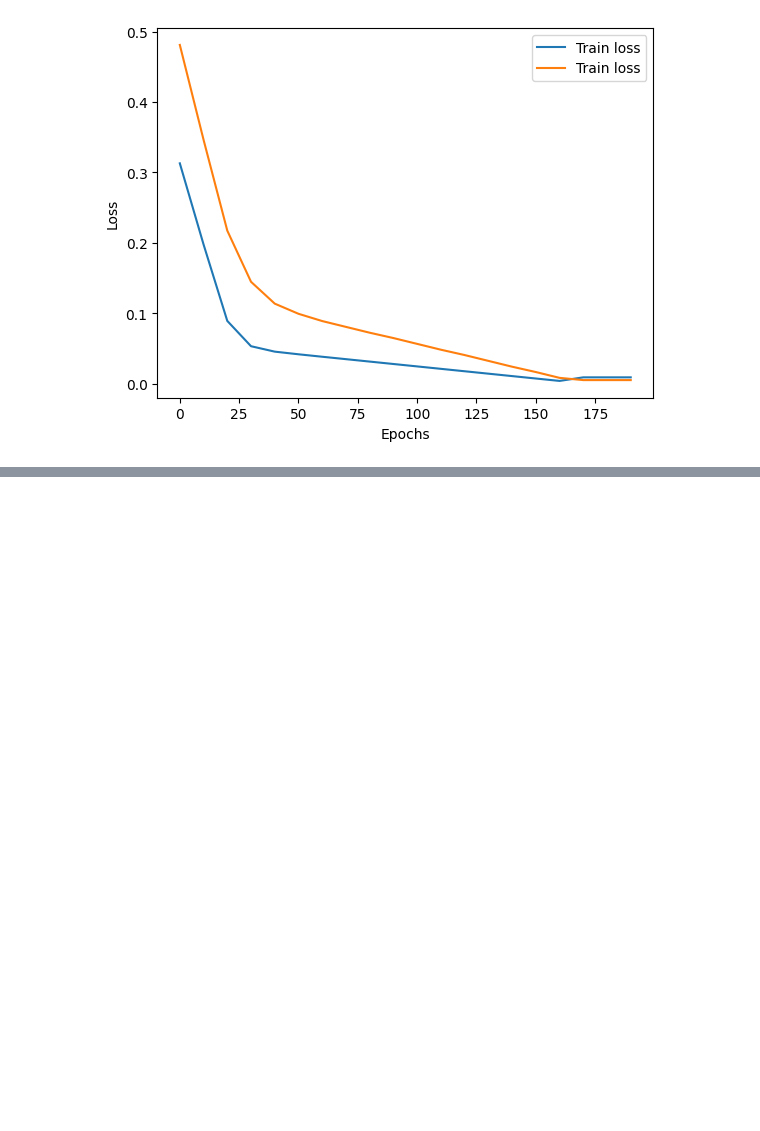
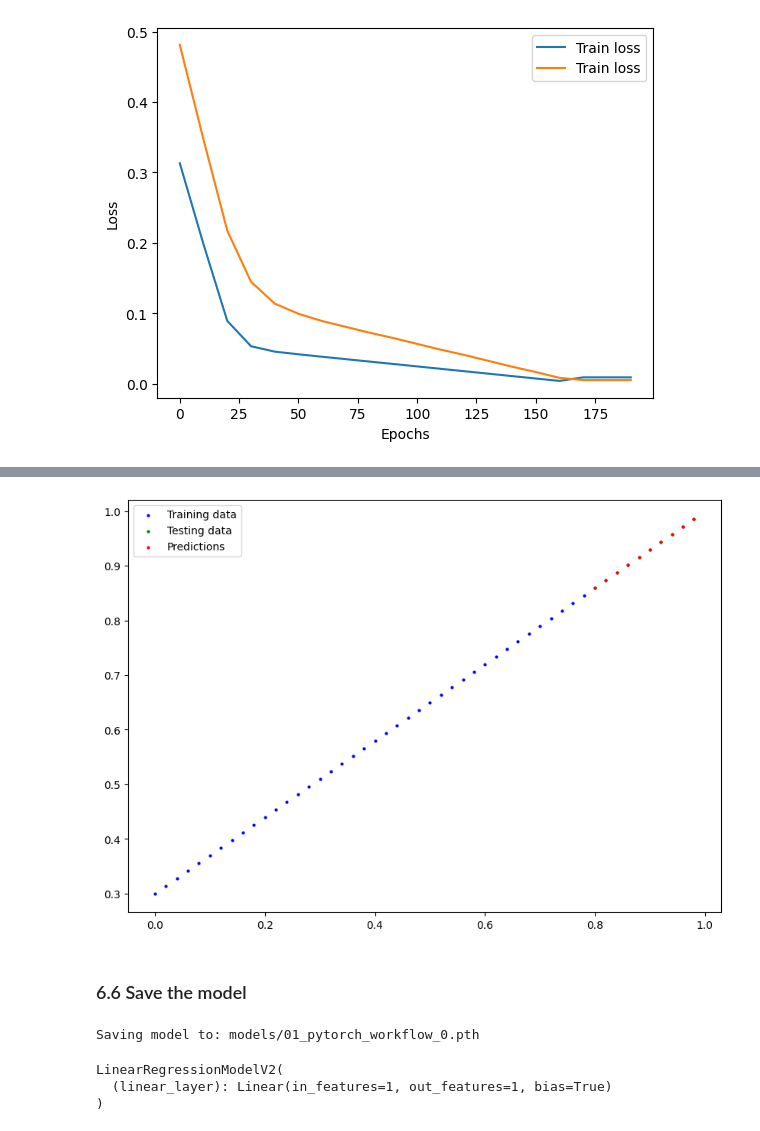
Before and after one commit to TLCasparS/PyTorch, a Jupyter notebook: 01_PyTorch_Workflow_Fundamentals.ipynb, the cells around one changed output, grey strips where cells are left out. Cells and saved outputs as stored; diff of their text form; code cells hidden in the pictures; blank space fills up the shorter version.

```diff
--- a/01_PyTorch_Workflow_Fundamentals.ipynb
+++ b/01_PyTorch_Workflow_Fundamentals.ipynb
@@ -464,0 +717,7 @@ TypeError: ignored
+# %%
+#Setup for Loss FUnktion
+# function dafür:
+loss_fn = nn.L1Loss() # = MAE
+
+# SGD most popular = stochastic gradient descent
+optimizer = torch.optim.SGD(params=model_1.parameters(),lr = 0.01,)
@@ -464,0 +811,6 @@ TypeError: ignored
+# %%
+model_1.eval()
+with torch.inference_mode():
+  y_preds = model_1(X_test)
+
+y_preds
@@ -464,0 +828,35 @@ TypeError: ignored
+# %%
+plot_predictions(predictions = y_preds.cpu())
+# %% [output]
+[figure, added]
+# %% [markdown]
+### 6.6 Save the model
+# %%
+#Saving our PyTorch
+
+from pathlib import Path
+
+#1. Create models directory
+
+MODEL_PATH = Path("models")
+MODEL_PATH.mkdir(parents = True, exist_ok = True)
+
+MODEL_NAME = "01_pytorch_workflow_1.pth"
+
+SAVE_PATH = MODEL_PATH / MODEL_NAME
+
+SAVE_PATH
+
+print(f"Saving model to: {MODEL_SAVE_PATH}")
+torch.save(obj = model_1.state_dict(), f = MODEL_SAVE_PATH)
+# %% [output]
+Saving model to: models/01_pytorch_workflow_0.pth
+# %%
+model_loaded2 = LinearRegressionModelV2()
+model_loaded2.load_state_dict(torch.load(MODEL_SAVE_PATH))
+
+model_loaded2.to(device)
+# %% [output]
+LinearRegressionModelV2(
+  (linear_layer): Linear(in_features=1, out_features=1, bias=True)
+)
```
Also changed, not shown: parts of 35 cells of this notebook.
